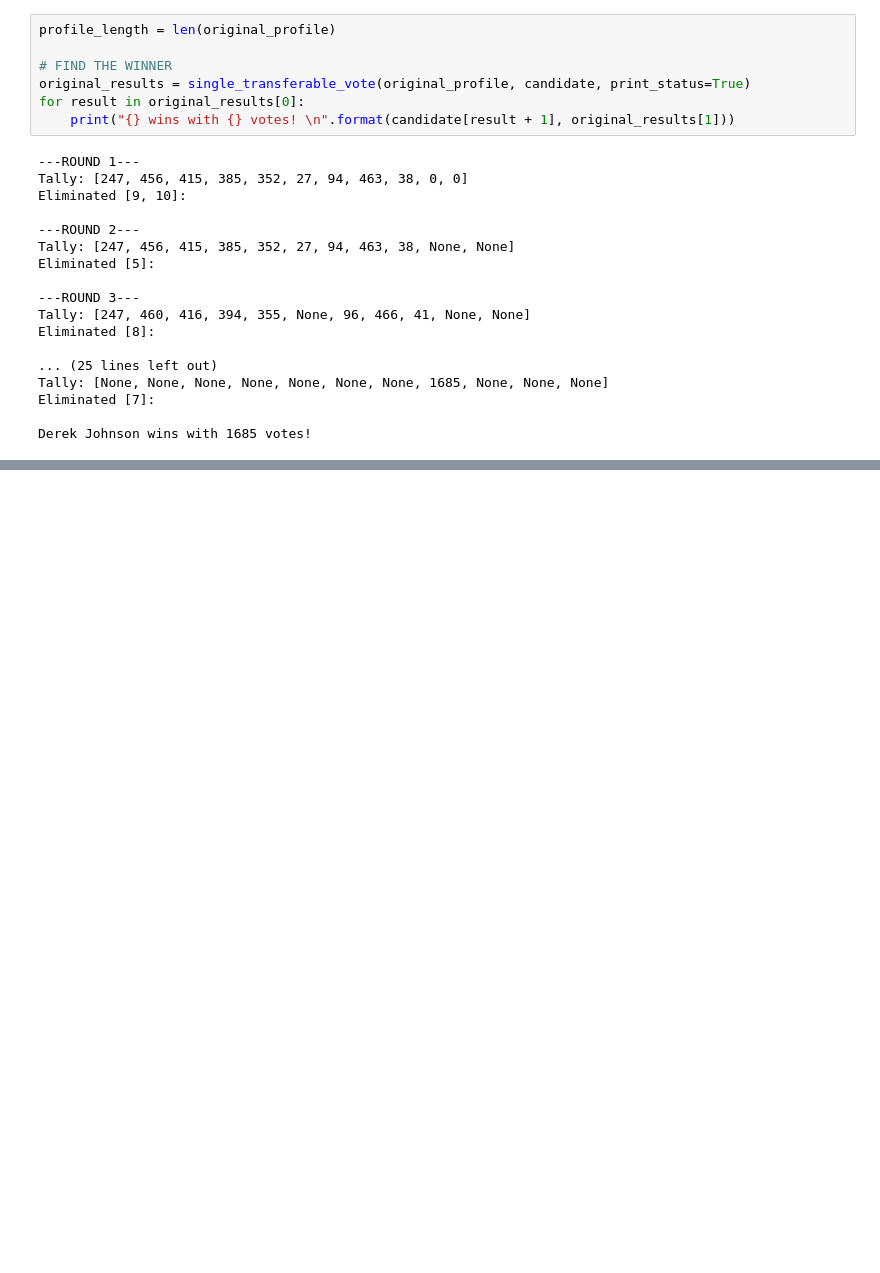
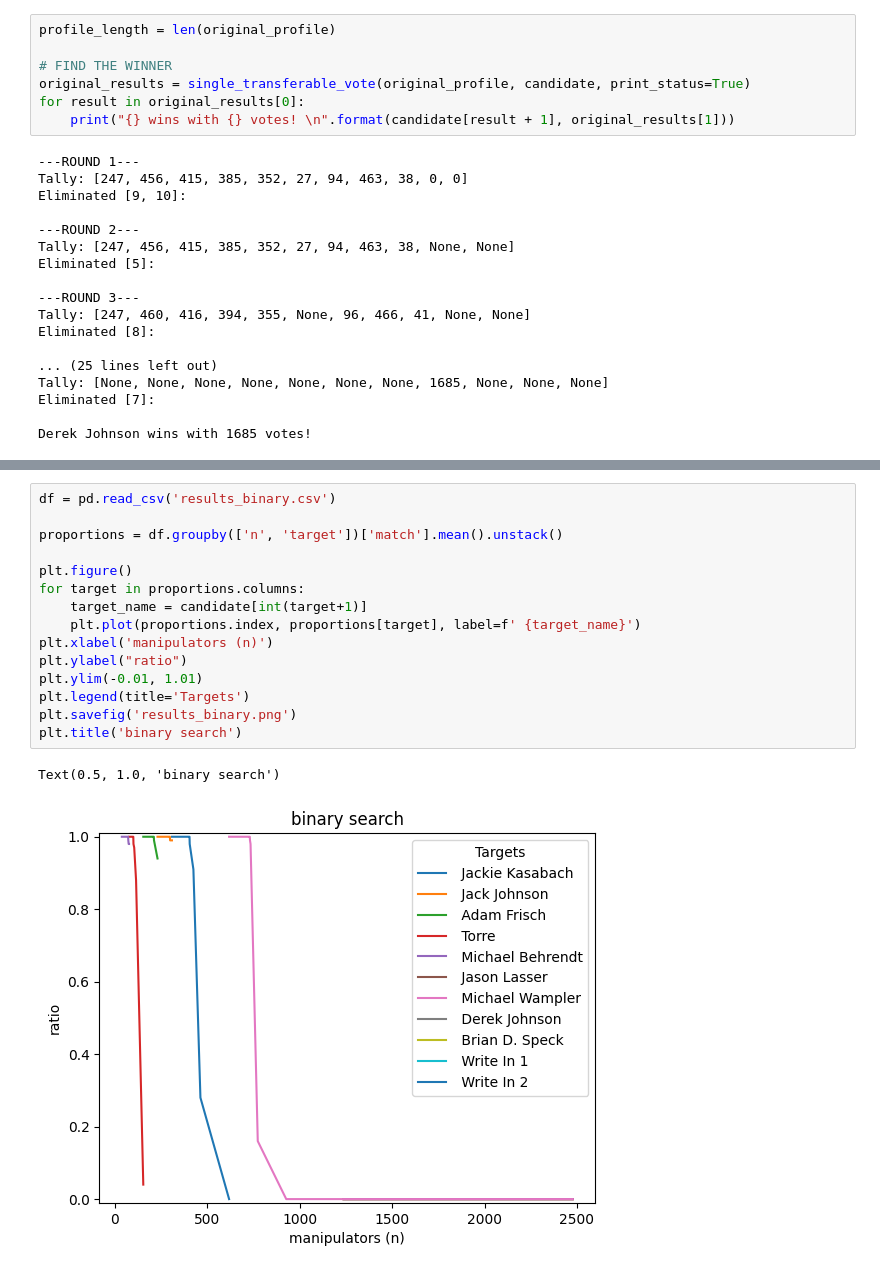
Before and after one commit to CIA41998/csc-assignment3, a Jupyter notebook: main.ipynb, the cells around one changed output, grey strips where cells are left out. Saved outputs shown, nothing was run; the diff lists cells and outputs as text; blank space fills up the shorter version.

```diff
--- a/main.ipynb
+++ b/main.ipynb
@@ -208,0 +467,18 @@ TypeError: 'NoneType' object is not iterable
+# %%
+df = pd.read_csv('results_binary.csv')
+
+proportions = df.groupby(['n', 'target'])['match'].mean().unstack()
+
+plt.figure()
+for target in proportions.columns:
+    target_name = candidate[int(target+1)]
+    plt.plot(proportions.index, proportions[target], label=f' {target_name}')
+plt.xlabel('manipulators (n)')
+plt.ylabel("ratio")
+plt.ylim(-0.01, 1.01)
+plt.legend(title='Targets')
+plt.savefig('results_binary.png')
+plt.title('binary search')
+# %% [output]
+Text(0.5, 1.0, 'binary search')
+[figure, added]
```
Also changed, not shown: parts of 28 cells of this notebook.
